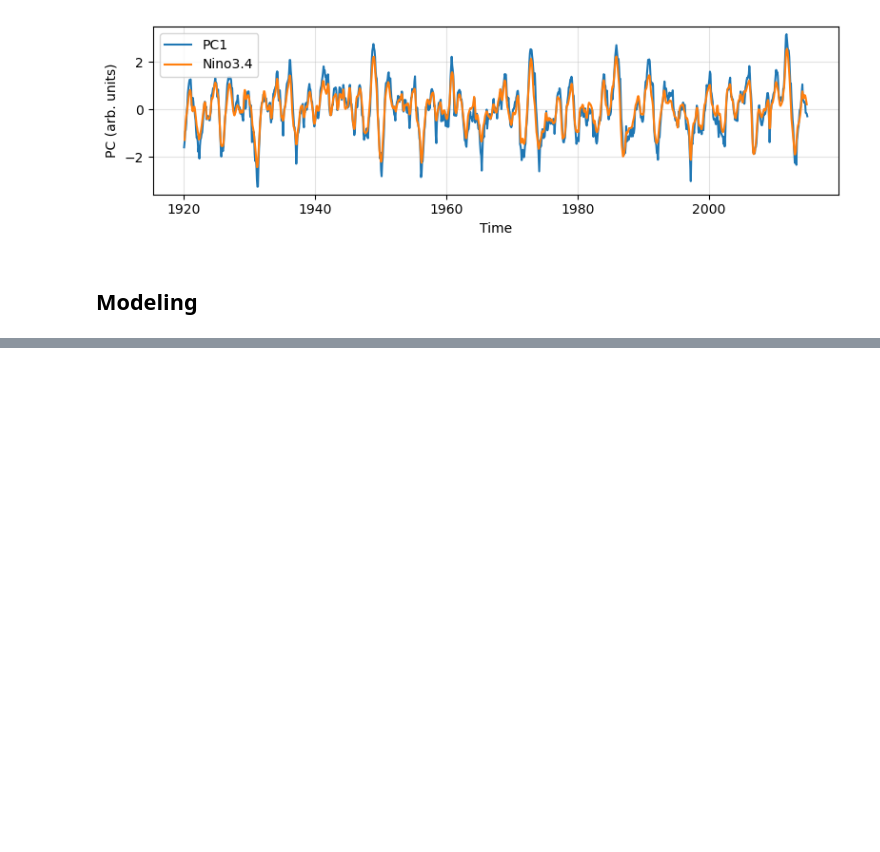
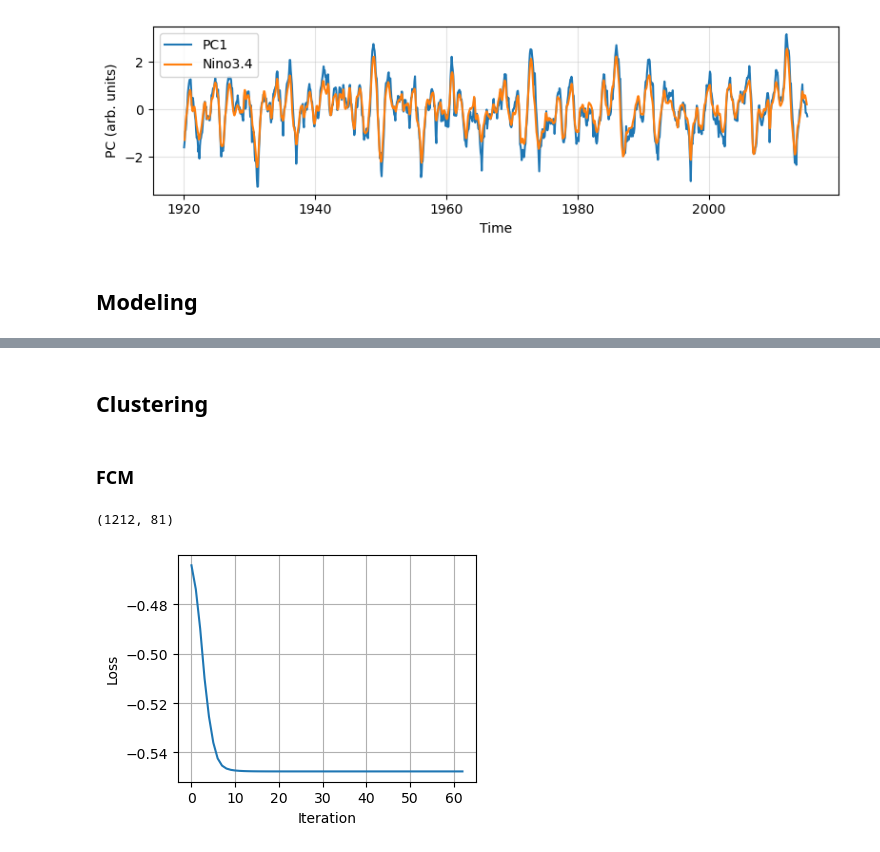
Before and after one commit to zhongruiw/MultiModelDA, a Jupyter notebook: code/ENSO.ipynb, the cells around one changed output, grey strips where cells are left out. Drawn from its saved outputs; the diff is of its cells as text; code cells hidden in the pictures; blank space fills up the shorter version.

```diff
--- a/code/ENSO.ipynb
+++ b/code/ENSO.ipynb
@@ -1149,0 +1304,4 @@ plot_pcs(res["PCs"], modes=(1,), nino=res['nino34'])
+# %% [markdown]
+## Clustering
+# %% [markdown]
+### FCM
@@ -1149,0 +1378,10 @@ plot_pcs(res["PCs"], modes=(1,), nino=res['nino34'])
+# %%
+data_embedded.shape
+# %% [output]
+(1212, 81)
+# %%
+from plot import plot_loss
+loss_history = results['loss_history']
+plot_loss(loss_history)
+# %% [output]
+[figure, added]
```
Also changed, not shown: parts of 58 cells of this notebook, 3 other files.
